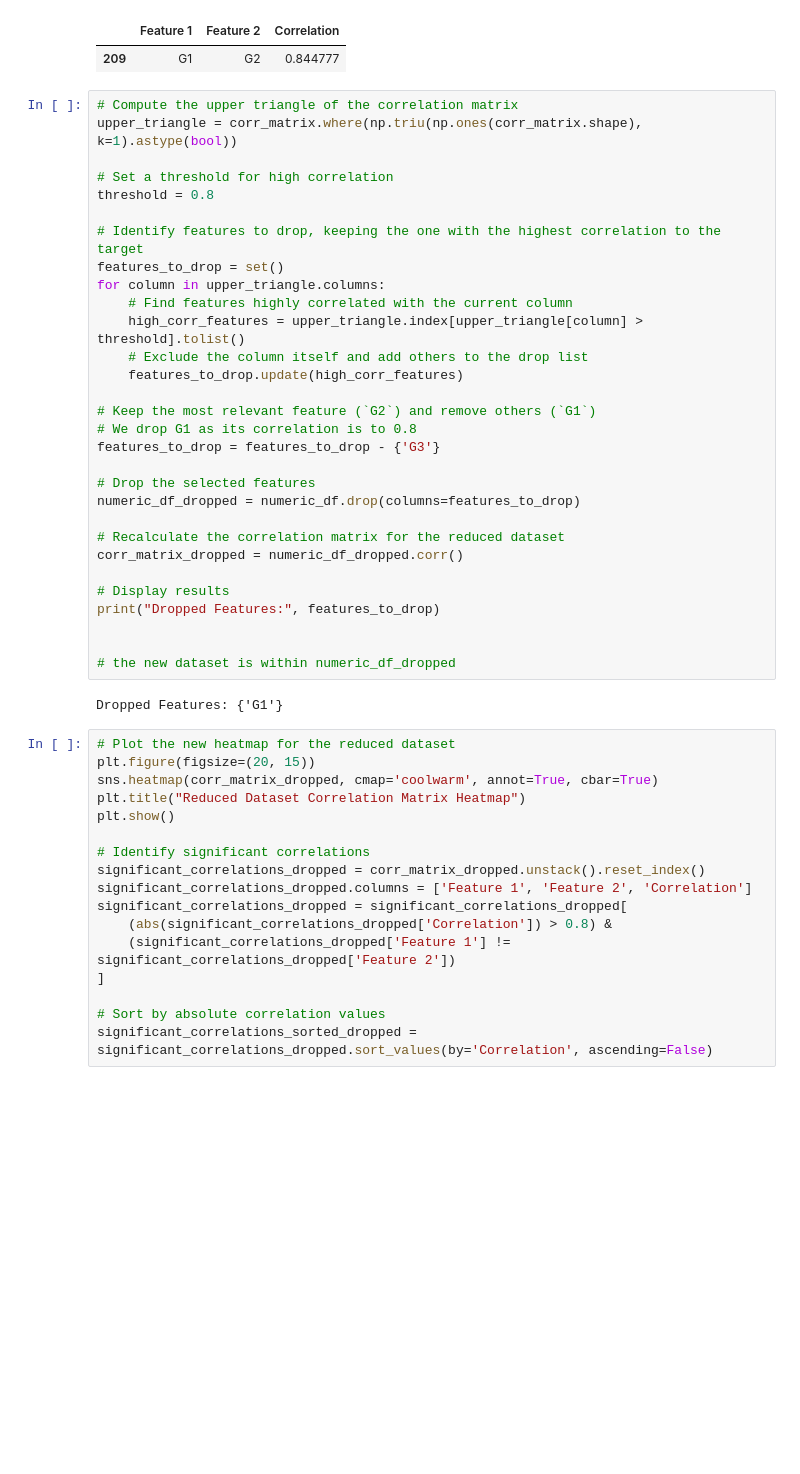
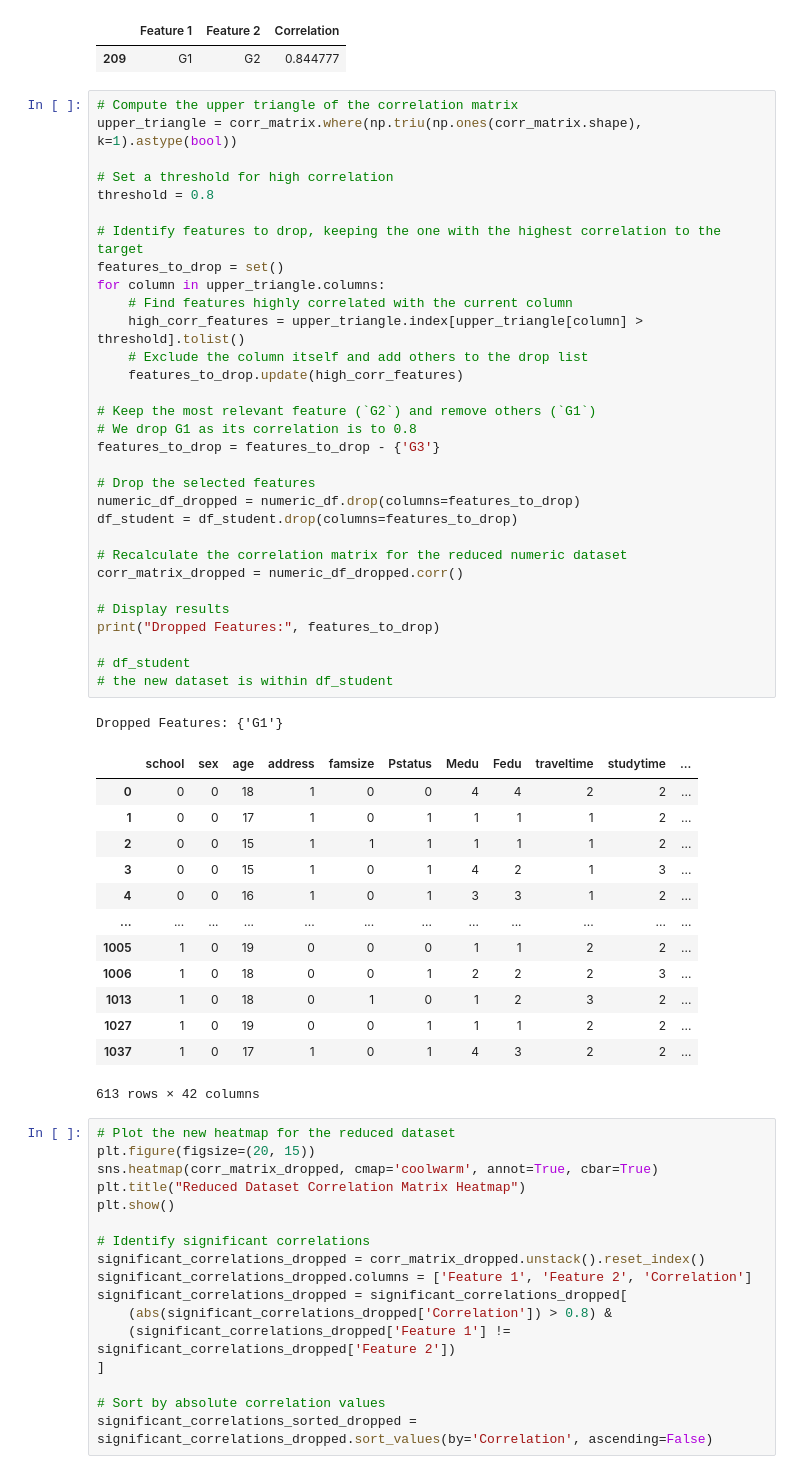
Before and after one commit to MiguelCarloKua/STINTSY_AlcoholConsumption, a Jupyter notebook: STINTSY_StudentAlcohol.ipynb, the cells around one changed output. Saved outputs shown, nothing was run; the diff lists cells and outputs as text; blank space fills up the shorter version.

```diff
--- a/STINTSY_StudentAlcohol.ipynb
+++ b/STINTSY_StudentAlcohol.ipynb
@@ -420,35 +444,49 @@ display(unique_pairs)
 # %%
 # Compute the upper triangle of the correlation matrix
 upper_triangle = corr_matrix.where(np.triu(np.ones(corr_matrix.shape), k=1).astype(bool))
 
 # Set a threshold for high correlation
 threshold = 0.8
 
 # Identify features to drop, keeping the one with the highest correlation to the target
 features_to_drop = set()
 for column in upper_triangle.columns:
     # Find features highly correlated with the current column
     high_corr_features = upper_triangle.index[upper_triangle[column] > threshold].tolist()
     # Exclude the column itself and add others to the drop list
     features_to_drop.update(high_corr_features)
 
 # Keep the most relevant feature (`G2`) and remove others (`G1`)
 # We drop G1 as its correlation is to 0.8
 features_to_drop = features_to_drop - {'G3'}
 
 # Drop the selected features
 numeric_df_dropped = numeric_df.drop(columns=features_to_drop)
+df_student = df_student.drop(columns=features_to_drop)
 
-# Recalculate the correlation matrix for the reduced dataset
+# Recalculate the correlation matrix for the reduced numeric dataset
 corr_matrix_dropped = numeric_df_dropped.corr()
 
 # Display results
 print("Dropped Features:", features_to_drop)
 
-
-# the new dataset is within numeric_df_dropped
+# df_student
+# the new dataset is within df_student
 # %% [output]
 Dropped Features: {'G1'}
+|  | school | sex | age | address | famsize | Pstatus | Medu | Fedu | traveltime | studytime | ... |
+| 0 | 0 | 0 | 18 | 1 | 0 | 0 | 4 | 4 | 2 | 2 | ... |
+| 1 | 0 | 0 | 17 | 1 | 0 | 1 | 1 | 1 | 1 | 2 | ... |
+| 2 | 0 | 0 | 15 | 1 | 1 | 1 | 1 | 1 | 1 | 2 | ... |
+| 3 | 0 | 0 | 15 | 1 | 0 | 1 | 4 | 2 | 1 | 3 | ... |
+| 4 | 0 | 0 | 16 | 1 | 0 | 1 | 3 | 3 | 1 | 2 | ... |
+| ... | ... | ... | ... | ... | ... | ... | ... | ... | ... | ... | ... |
+| 1005 | 1 | 0 | 19 | 0 | 0 | 0 | 1 | 1 | 2 | 2 | ... |
+| 1006 | 1 | 0 | 18 | 0 | 0 | 1 | 2 | 2 | 2 | 3 | ... |
+| 1013 | 1 | 0 | 18 | 0 | 1 | 0 | 1 | 2 | 3 | 2 | ... |
+| 1027 | 1 | 0 | 19 | 0 | 0 | 1 | 1 | 1 | 2 | 2 | ... |
+| 1037 | 1 | 0 | 17 | 1 | 0 | 1 | 4 | 3 | 2 | 2 | ... |
+613 rows × 42 columns
 # %%
 # Plot the new heatmap for the reduced dataset
 plt.figure(figsize=(20, 15))
```
Also changed, not shown: parts of 3 cells of this notebook.
